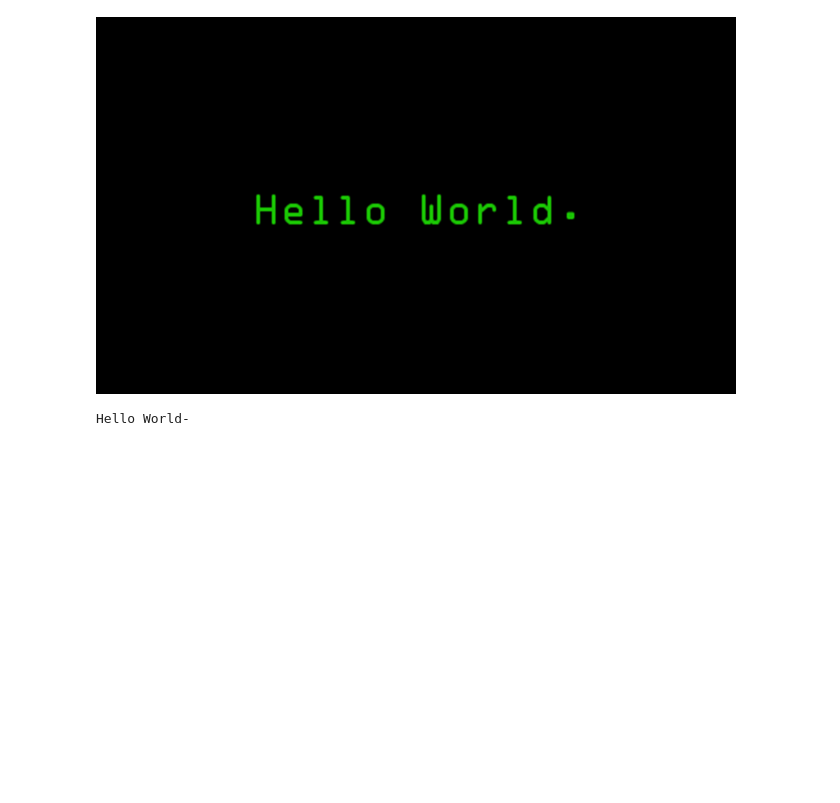
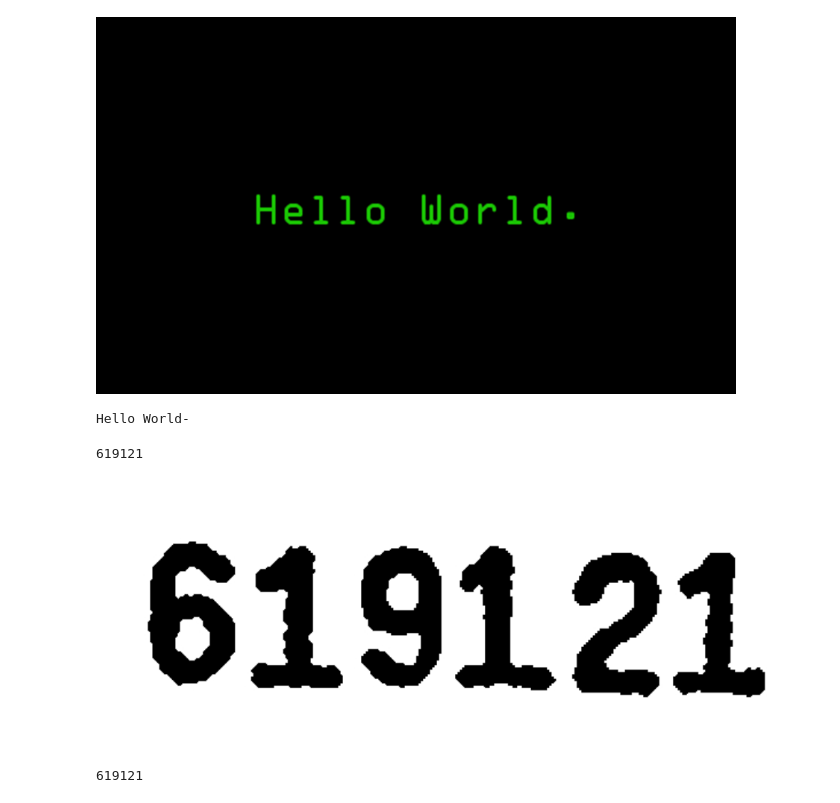
Before and after one commit to megan88/1st-PyCrawlerMarathon, a Jupyter notebook: Day032_HW.ipynb, the cells around one changed output. Cells and saved outputs as stored; diff of their text form; code cells hidden in the pictures; blank space fills up the shorter version.

```diff
--- a/Day032_HW.ipynb
+++ b/Day032_HW.ipynb
@@ -24,3 +24,18 @@ code = pytesseract.image_to_string(img)
 print(code)
 # %% [output]
 Hello World-
+# %%
+import requests
+import pytesseract
+from PIL import Image
+from io import BytesIO
+
+response = requests.get('http://pycrawler.cupoy.com/file-download/part32/test1.png')
+img = Image.open(BytesIO(response.content))
+img
+
+pytesseract.pytesseract.tesseract_cmd = r'C:\Program Files\Tesseract-OCR\tesseract.exe'
+code = pytesseract.image_to_string(img)
+print(code)
+# %% [output]
+619121
@@ -26,0 +71,17 @@ Hello World-
+# %%
+import requests
+import pytesseract
+from PIL import Image
+from io import BytesIO
+
+response = requests.get('http://pycrawler.cupoy.com/file-download/part32/test1.png')
+img = Image.open(BytesIO(response.content))
+img
+# %% [output]
+[figure, added]
+# %%
+pytesseract.pytesseract.tesseract_cmd = r'C:\Program Files\Tesseract-OCR\tesseract.exe'
+code = pytesseract.image_to_string(img)
+print(code)
+# %% [output]
+619121
```
Also changed, not shown: parts of 2 cells of this notebook.
